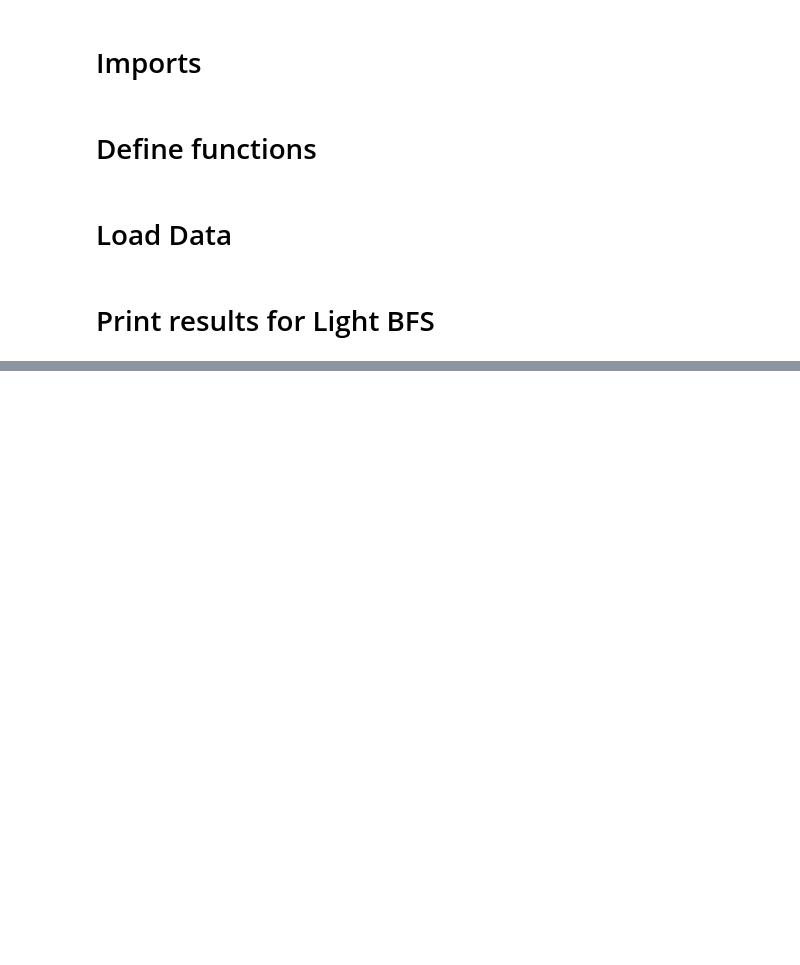
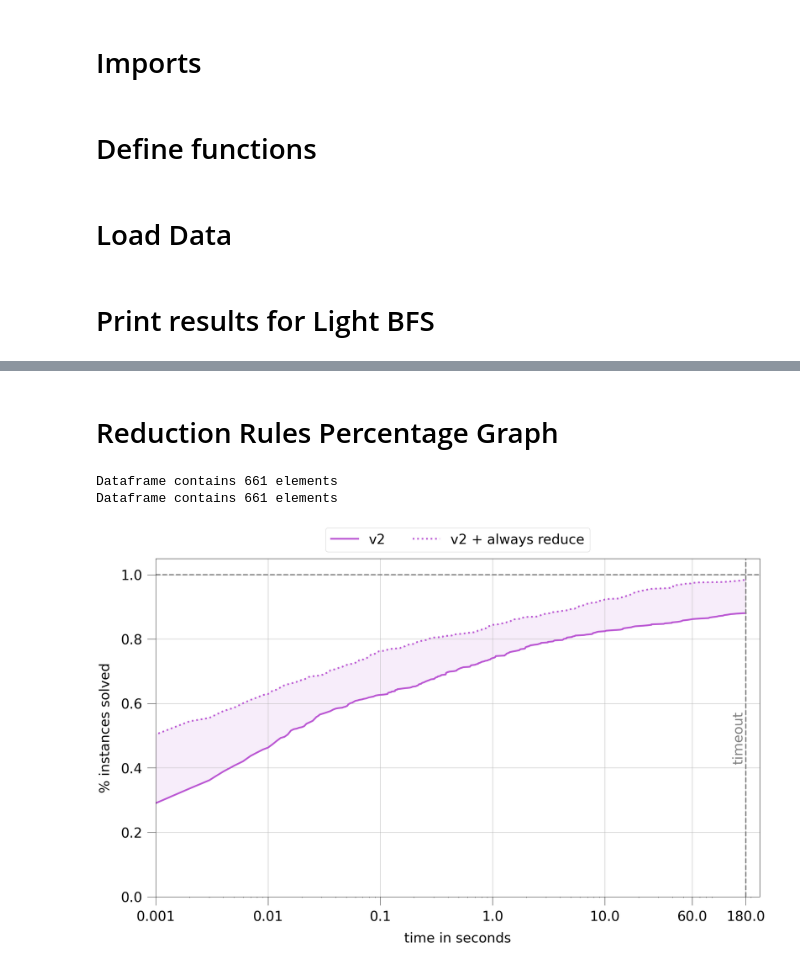
Before and after one commit to HenriDickel/DFVS-Solver, a Jupyter notebook: DFVS_Solver/src/python/statistics_v3.ipynb, the cells around one changed output, grey strips where cells are left out. Cells and saved outputs as stored; diff of their text form; code cells hidden in the pictures; blank space fills up the shorter version.

```diff
--- a/DFVS_Solver/src/python/statistics_v3.ipynb
+++ b/DFVS_Solver/src/python/statistics_v3.ipynb
@@ -103,0 +168,39 @@ Overall: 361/452 (79.87%)
+# %% [markdown]
+# Reduction Rules Percentage Graph
+# %%
+# Calculate percentage dataframes
+df4_perc = get_percentage_df(df4)
+df0_perc = get_percentage_df(df0)
+
+# Add percentage values (for the area between curves)
+df4_perc = add_percentage_df(df4_perc, df0)
+
+# Plot lines
+fig, ax = plt.subplots(figsize=(25.6, 14.4))
+ax.plot(df0_perc['percentage_solved'], c='mediumorchid', linewidth='4', label='v2')
+ax.plot(df4_perc['percentage_solved'], c='mediumorchid', linestyle=':', linewidth='4', label='v2 + always reduce')
+# Fill area between cruves
+ax.fill_between(df4_perc.index, df4_perc['percentage_solved'], df4_perc['percentage_solved_y'], color='mediumorchid', alpha=0.1)
+
+ax.set_xlabel('time in seconds', labelpad=20)
+ax.set_ylabel('% instances solved', labelpad=20)
+ax.set_xlim([1, 240000])
+ax.set_ylim([0, 1.05])
+ax.set_xscale('log')
+ax.set_xticks([1, 10, 100, 1000, 10000, 60000, 180000])
+ax.set_xticklabels([0.001, 0.01, 0.1, 1.0, 10.0, 60.0, 180.0])
+ax.tick_params(axis='both', length=20, which='major', pad=12)
+ax.grid()
+ax.legend(bbox_to_anchor=(0, 1, 1, 0), loc='lower center', ncol=2)
+
+# Draw
+ax.axvline(x=180000, color='gray', linestyle='--', linewidth=3)
+ax.axhline(y=1, color='gray', linestyle='--', linewidth=3)
+ax.text(135000, 0.42, "timeout", color='gray', rotation='vertical')
+
+fig.savefig('plots/v3/LinePlotReduction.png',  bbox_inches='tight')
+fig.show()
+# %% [output]
+Dataframe contains 661 elements
+Dataframe contains 661 elements
+[figure, added]
```
Also changed, not shown: parts of 17 cells of this notebook, 16 other files.
